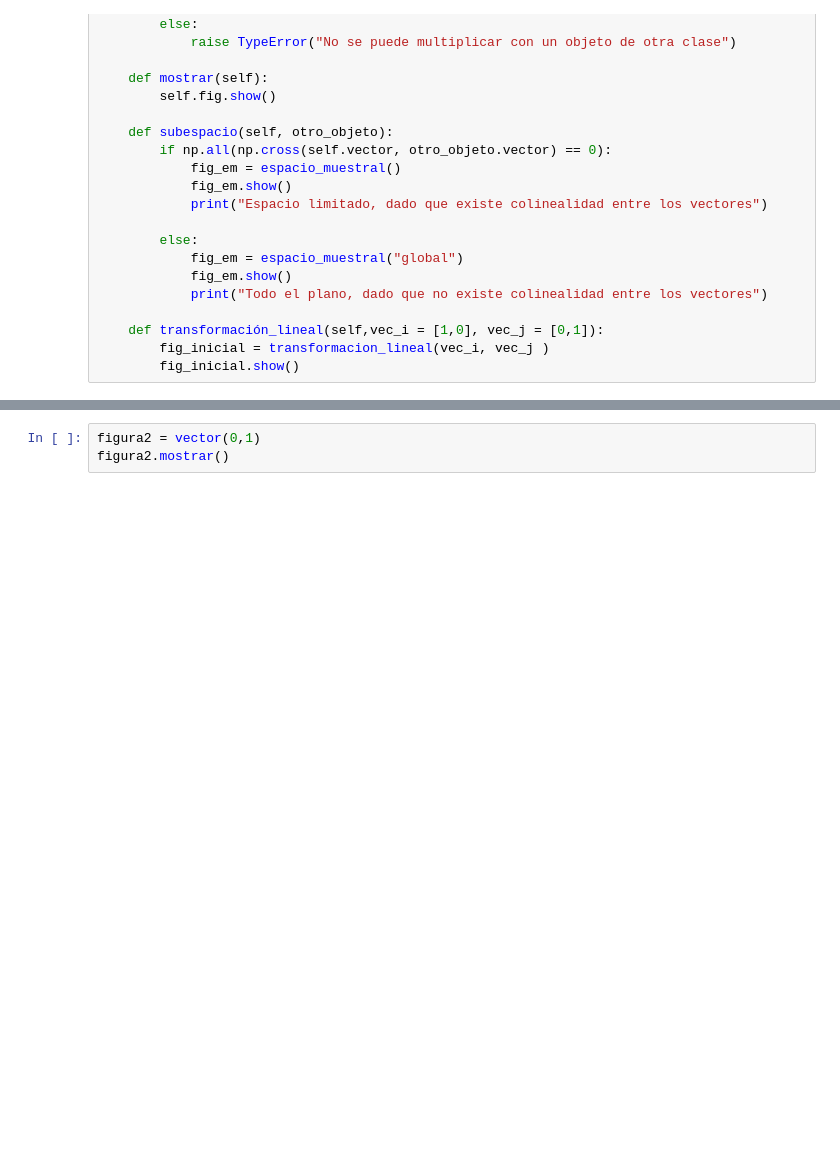
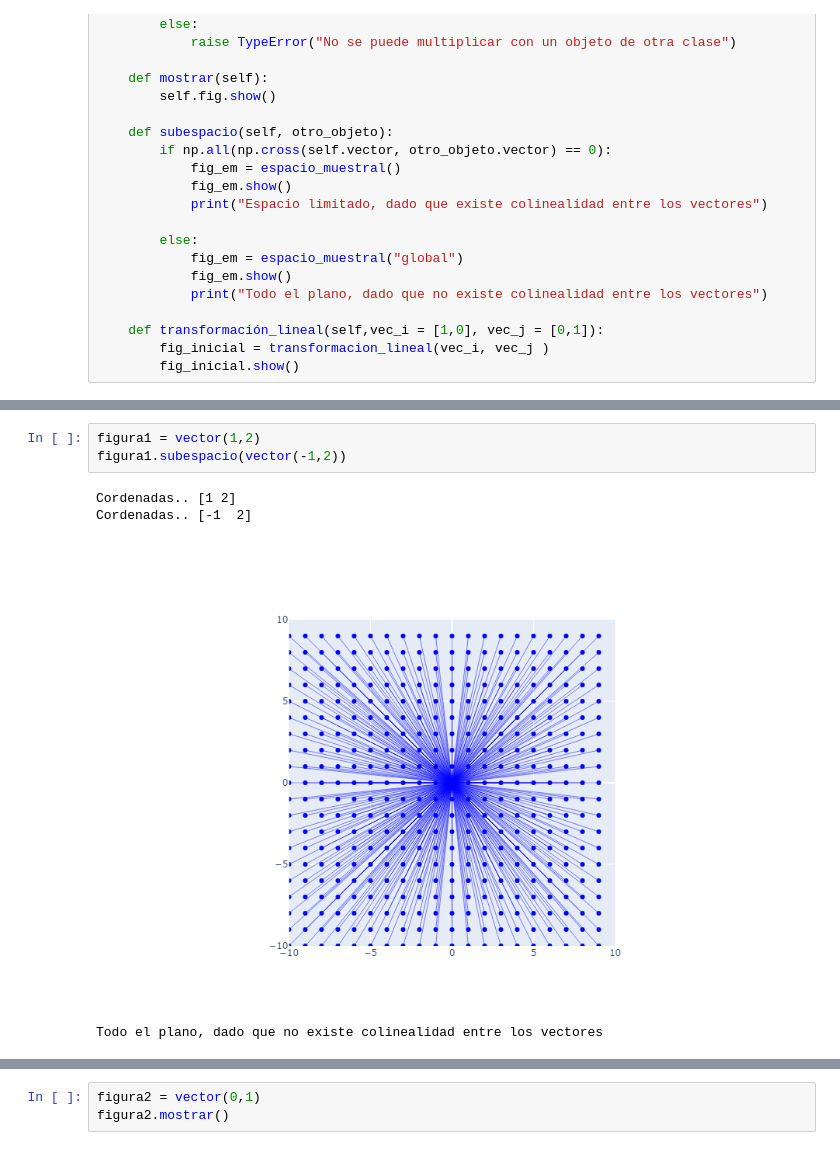
Before and after one commit to Crisdres/Algebre_lieal_python, a Jupyter notebook: algebra_lineal.ipynb, the cells around one changed output, grey strips where cells are left out. Drawn from its saved outputs; the diff is of its cells as text; blank space fills up the shorter version.

```diff
--- a/algebra_lineal.ipynb
+++ b/algebra_lineal.ipynb
@@ -47,3 +53,11 @@ class vector():
+# %%
+figura1 = vector(1,2)
+figura1.subespacio(vector(-1,2))
+# %% [output]
+Cordenadas.. [1 2]
+Cordenadas.. [-1  2]
+[figure, added]
+Todo el plano, dado que no existe colinealidad entre los vectores
 # %%
 
 figura1 = vector(1,10)
```
Also changed, not shown: parts of 2 cells of this notebook, 5 other files.
